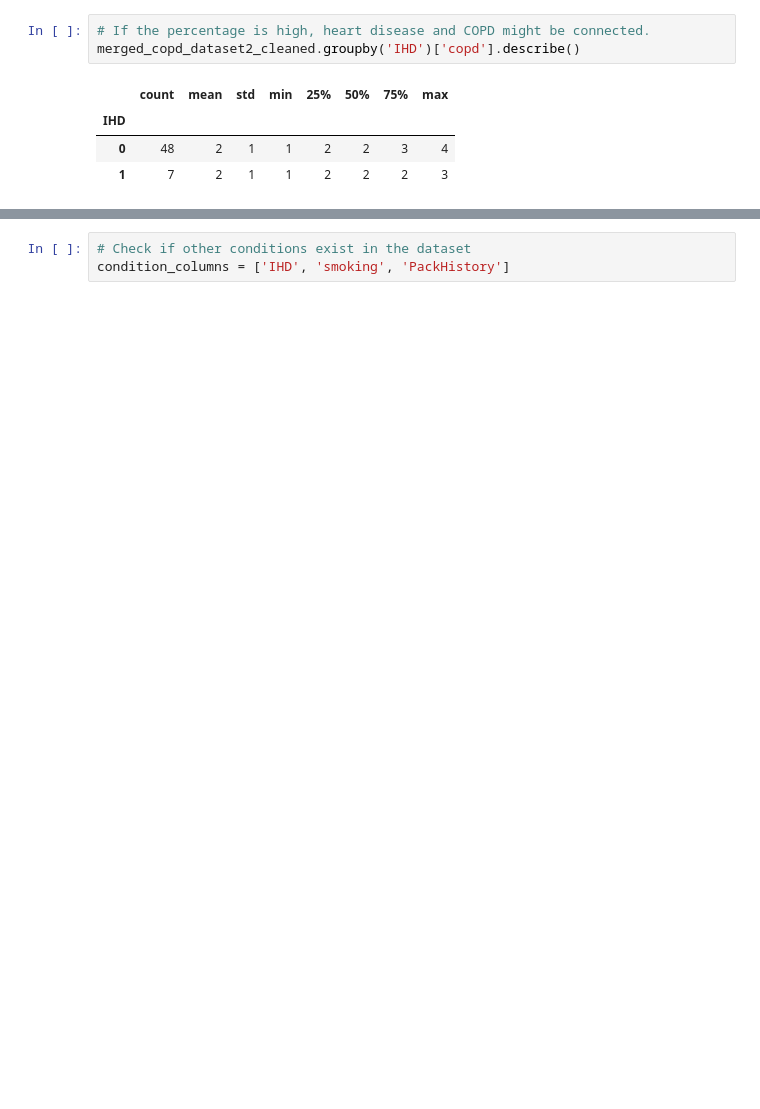
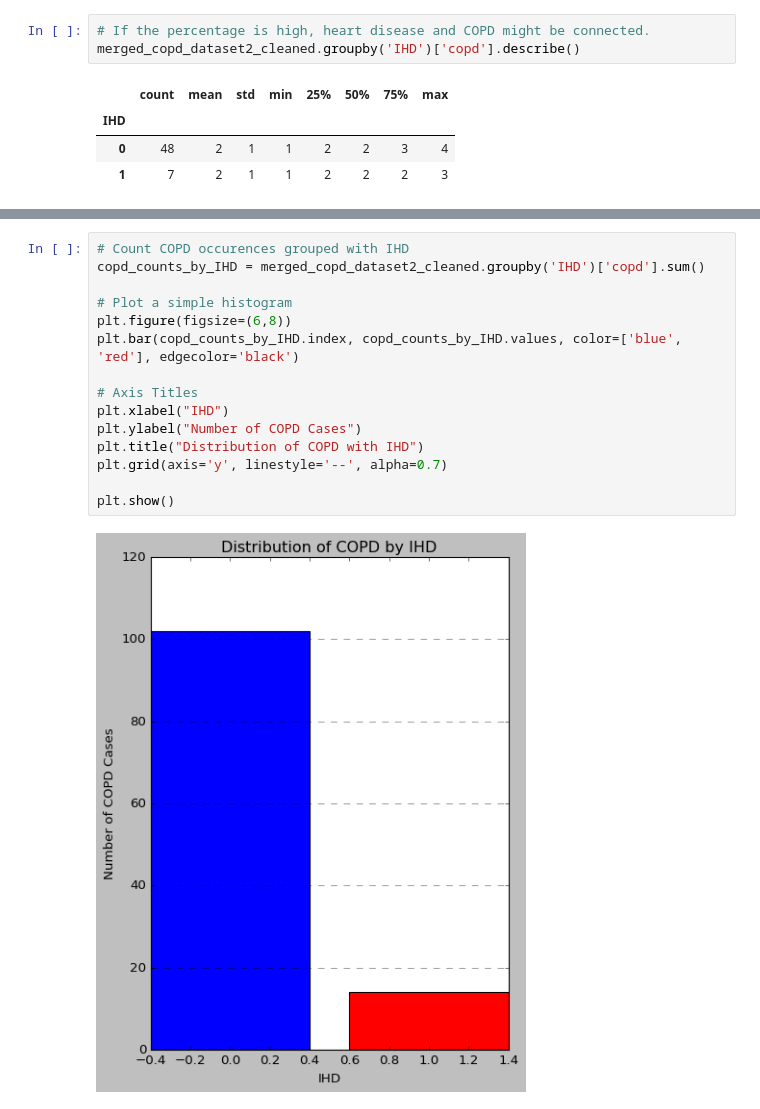
Before and after one commit to TrishS7777/Capstone_Project_2025_Patricia_Sullivan1, a Jupyter notebook: CapstoneProject2025PatriciaSullivan.ipynb, the cells around one changed output, grey strips where cells are left out. Cells and saved outputs as stored; diff of their text form; blank space fills up the shorter version.

```diff
--- a/CapstoneProject2025PatriciaSullivan.ipynb
+++ b/CapstoneProject2025PatriciaSullivan.ipynb
@@ -929,3 +930,17 @@ plt.show()
-# %%
-# Check if other conditions exist in the dataset
-condition_columns = ['IHD', 'smoking', 'PackHistory']
+# %%
+# Count COPD occurences grouped with IHD
+copd_counts_by_IHD = merged_copd_dataset2_cleaned.groupby('IHD')['copd'].sum()
+
+# Plot a simple histogram
+plt.figure(figsize=(6,8))
+plt.bar(copd_counts_by_IHD.index, copd_counts_by_IHD.values, color=['blue', 'red'], edgecolor='black')
+
+# Axis Titles
+plt.xlabel("IHD")
+plt.ylabel("Number of COPD Cases")
+plt.title("Distribution of COPD with IHD")
+plt.grid(axis='y', linestyle='--', alpha=0.7)
+
+plt.show()
+# %% [output]
+[figure, added]
```
Also changed, not shown: parts of 5 cells of this notebook.
